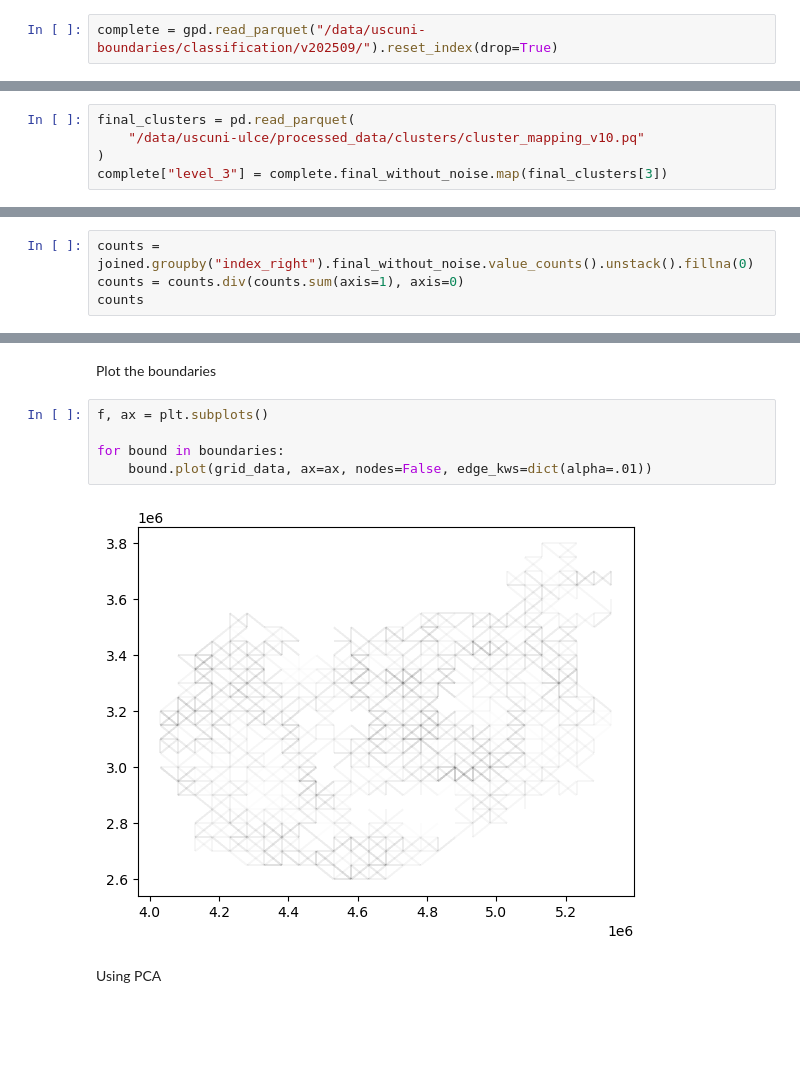
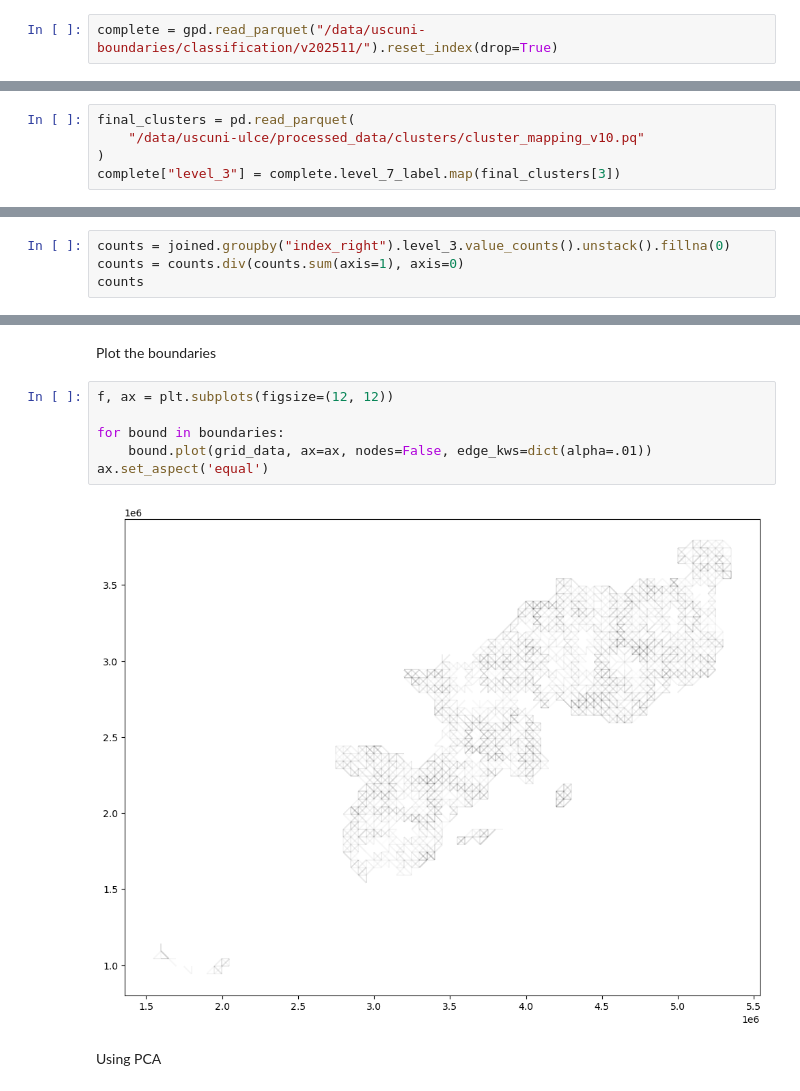
Before and after one commit to uscuni/boundaries_of_change, a Jupyter notebook: code/0x_lisa_boundaries.ipynb, the cells around one changed output, grey strips where cells are left out. Drawn from its saved outputs; the diff is of its cells as text; blank space fills up the shorter version.

```diff
--- a/code/0x_lisa_boundaries.ipynb
+++ b/code/0x_lisa_boundaries.ipynb
@@ -11,4 +11,4 @@ from sklearn.decomposition import PCA
 # %% [markdown]
 Load all buildings represented as points.
 # %%
-complete = gpd.read_parquet("/data/uscuni-boundaries/classification/v202509/").reset_index(drop=True)
+complete = gpd.read_parquet("/data/uscuni-boundaries/classification/v202511/").reset_index(drop=True)
@@ -18,7 +34,7 @@ Map ids to level 3.
 final_clusters = pd.read_parquet(
     "/data/uscuni-ulce/processed_data/clusters/cluster_mapping_v10.pq"
 )
-complete["level_3"] = complete.final_without_noise.map(final_clusters[3])
+complete["level_3"] = complete.level_7_label.map(final_clusters[3])
 # %% [markdown]
 Make a grid
 # %%
@@ -46,7 +62,7 @@ joined = complete.sjoin(grid, predicate="within")
 # %% [markdown]
 Group by grid label and get counts by class.
 # %%
-counts = joined.groupby("index_right").final_without_noise.value_counts().unstack().fillna(0)
+counts = joined.groupby("index_right").level_3.value_counts().unstack().fillna(0)
 counts = counts.div(counts.sum(axis=1), axis=0)
 counts
 # %% [output]
@@ -95,12 +111,13 @@ for i in range(1, 9):
 # %% [markdown]
 Plot the boundaries
 # %%
-f, ax = plt.subplots()
+f, ax = plt.subplots(figsize=(12, 12))
 
 for bound in boundaries:
     bound.plot(grid_data, ax=ax, nodes=False, edge_kws=dict(alpha=.01))
+ax.set_aspect('equal')
 # %% [output]
-[figure, old version]
+[figure, new version]
 # %% [markdown]
 Using PCA
 # %%
```
Also changed, not shown: parts of 5 cells of this notebook.
